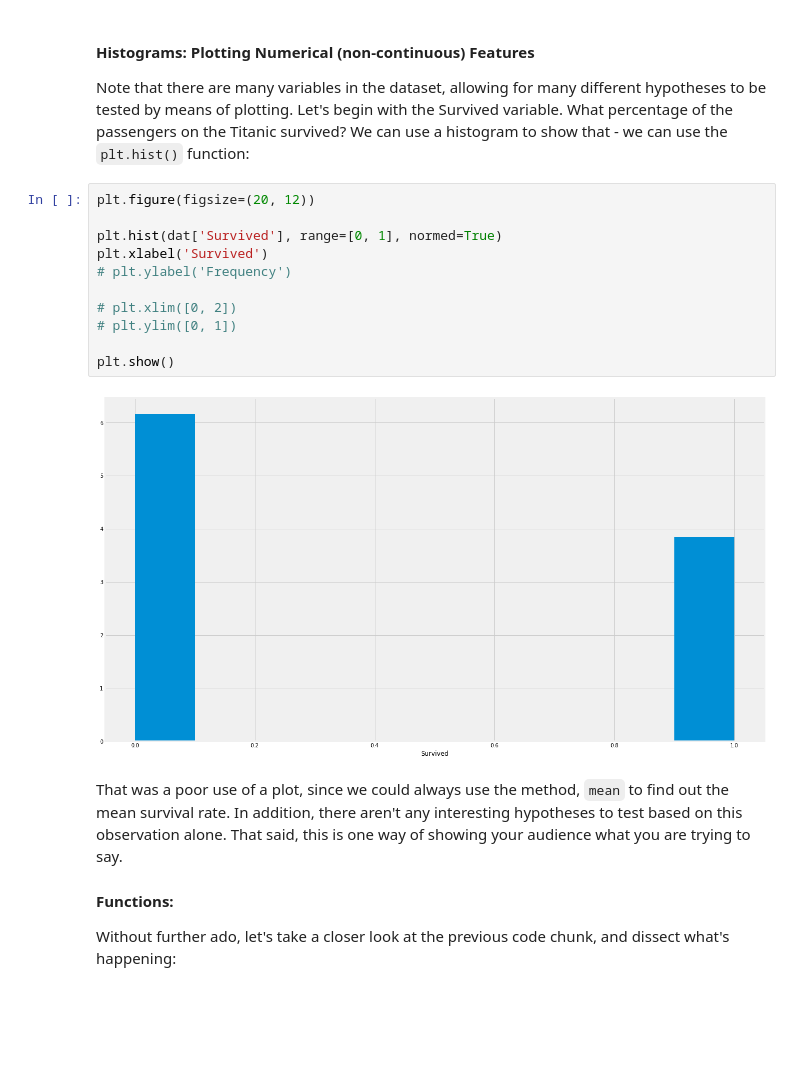
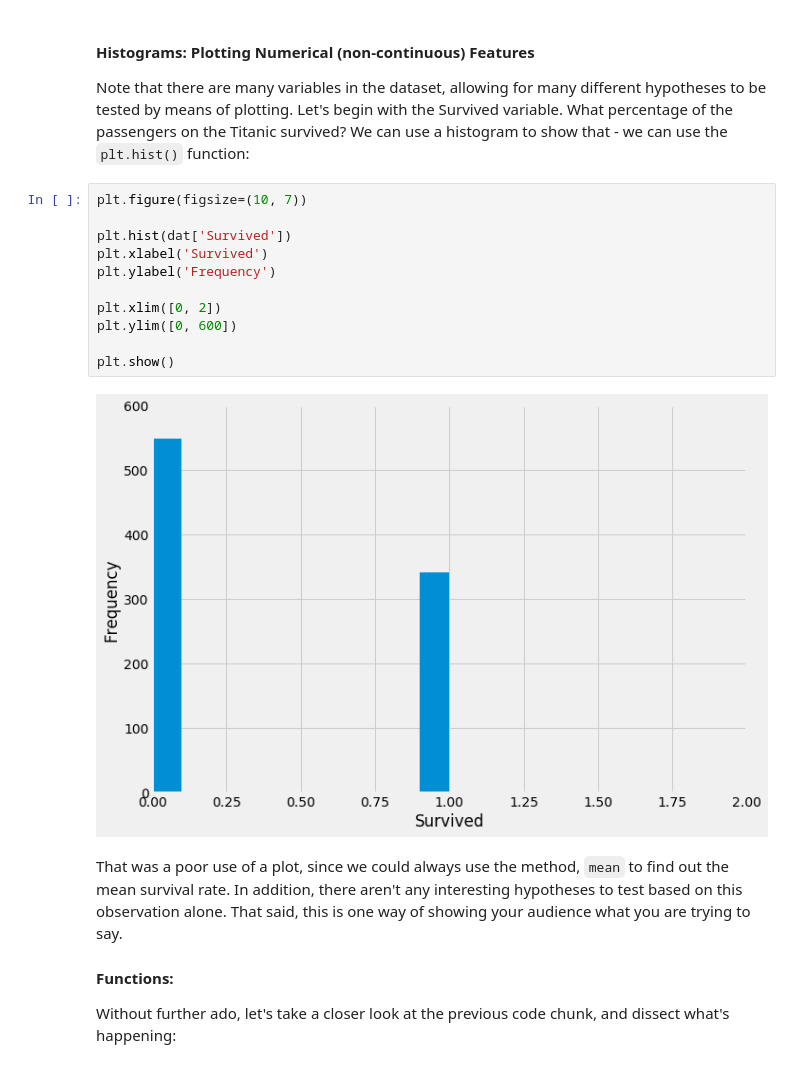
Before and after one commit to ngbolin/PythonProgrammingWorkshop, a Jupyter notebook: SMUMSE_ProgWorkshop_Lesson4.ipynb, the cells around one changed output. Saved outputs shown, nothing was run; the diff lists cells and outputs as text; blank space fills up the shorter version.

```diff
--- a/SMUMSE_ProgWorkshop_Lesson4.ipynb
+++ b/SMUMSE_ProgWorkshop_Lesson4.ipynb
@@ -81,18 +81,18 @@ dat.describe(include='all')
 
 Note that there are many variables in the dataset, allowing for many different hypotheses to be tested by means of plotting. Let's begin with the Survived variable. What percentage of the passengers on the Titanic survived? We can use a histogram to show that - we can use the `plt.hist()` function:
 # %%
-plt.figure(figsize=(20, 12))
+plt.figure(figsize=(10, 7))
 
-plt.hist(dat['Survived'], range=[0, 1], normed=True)
+plt.hist(dat['Survived'])
 plt.xlabel('Survived')
-# plt.ylabel('Frequency')
+plt.ylabel('Frequency')
 
-# plt.xlim([0, 2])
-# plt.ylim([0, 1])
+plt.xlim([0, 2])
+plt.ylim([0, 600])
 
 plt.show()
 # %% [output]
-[figure, old version]
+[figure, new version]
 # %% [markdown]
 That was a poor use of a plot, since we could always use the method, `mean` to find out the mean survival rate. In addition, there aren't any interesting hypotheses to test based on this observation alone. That said, this is one way of showing your audience what you are trying to say.
 
```
Also changed, not shown: parts of 28 cells of this notebook, 1 other file.
